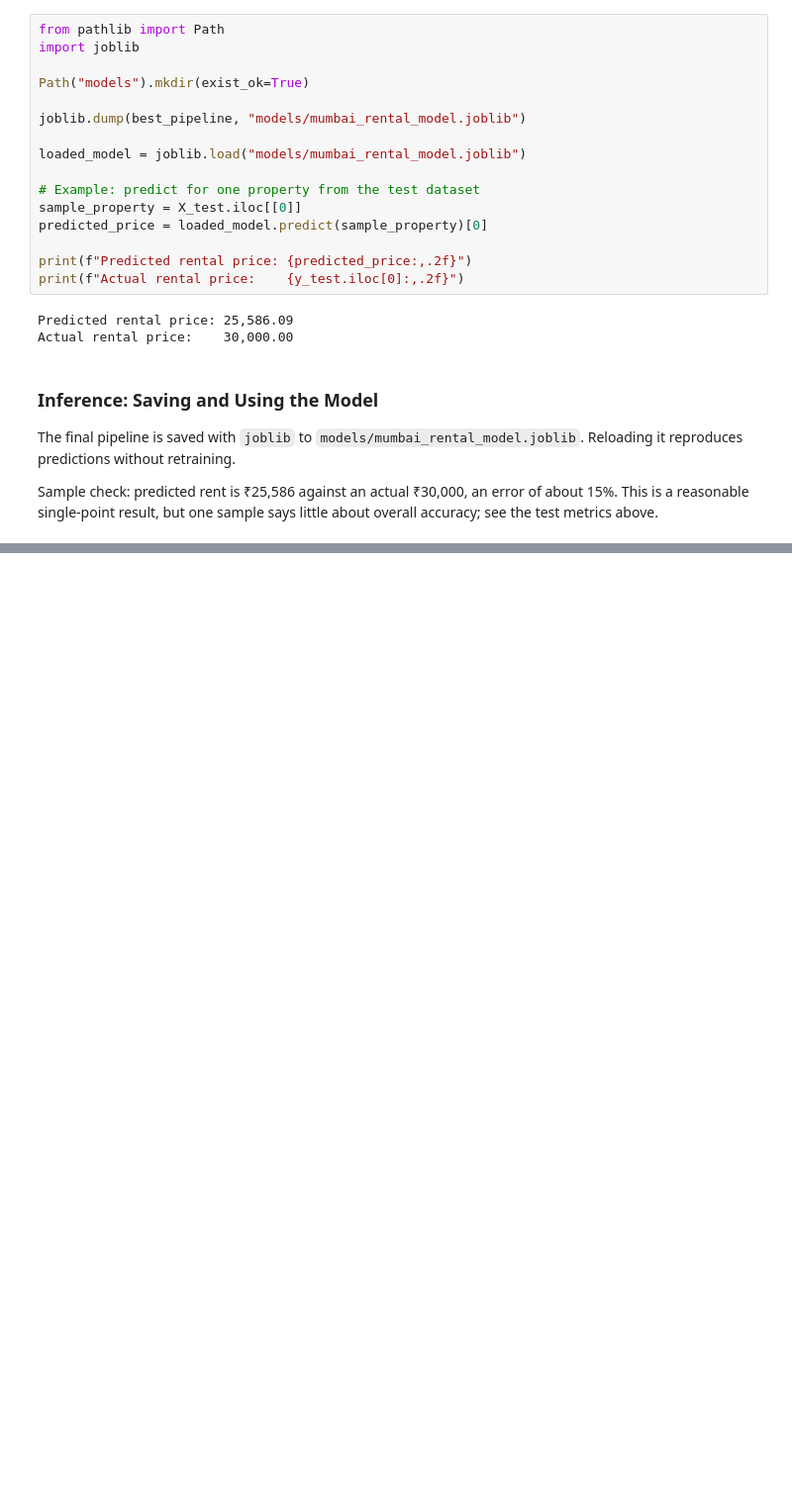
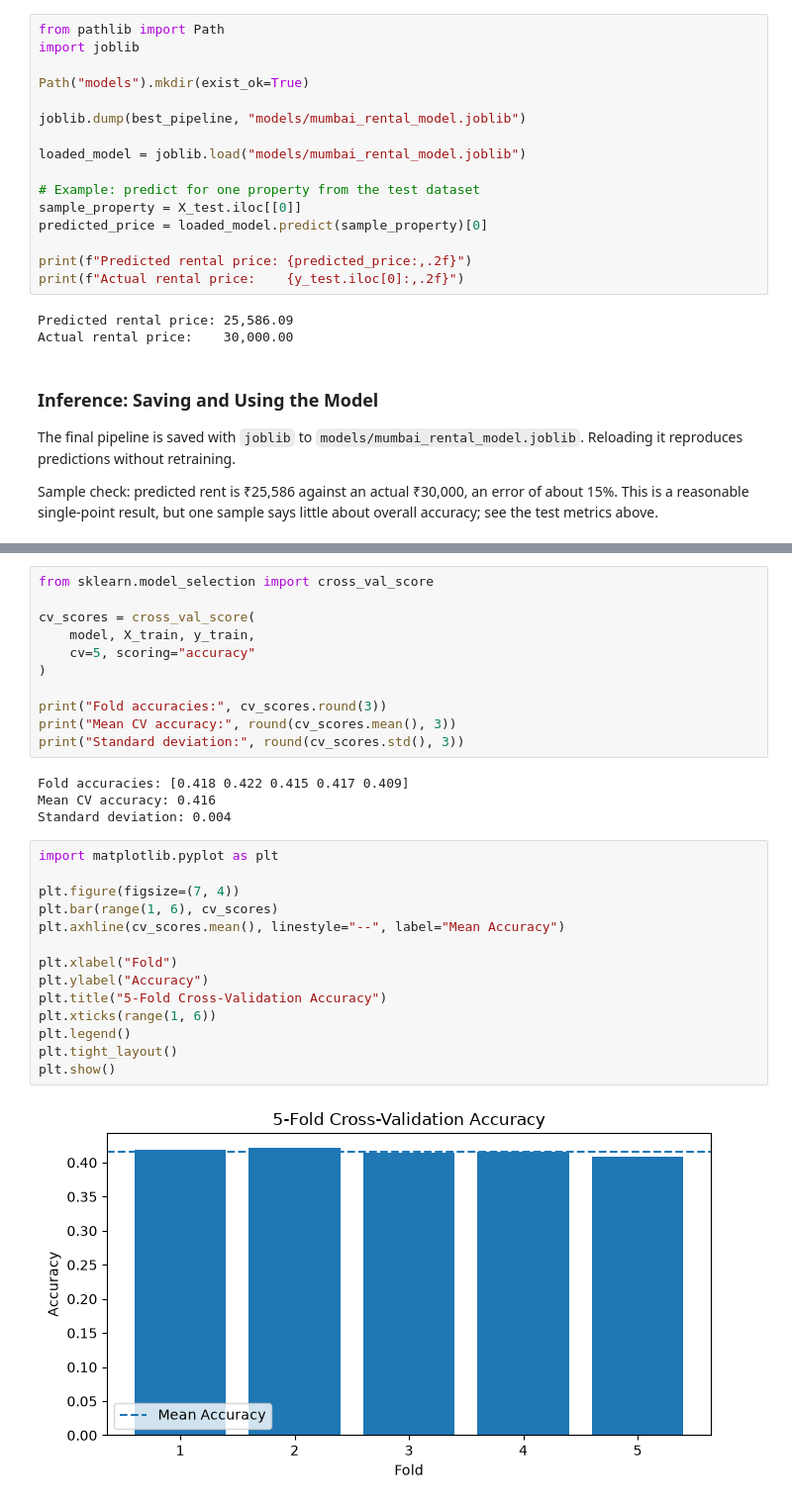
Before and after one commit to iaac-maai/group-3-day2-assignment, a Jupyter notebook: notebooks/supervised_learning.ipynb, the cells around one changed output, grey strips where cells are left out. Shown at 99% size. Saved outputs shown, nothing was run; the diff lists cells and outputs as text; blank space fills up the shorter version.

```diff
--- a/notebooks/supervised_learning.ipynb
+++ b/notebooks/supervised_learning.ipynb
@@ -2219,0 +2466,31 @@ Sample check: predicted rent is ₹25,586 against an actual ₹30,000, an error
+# %%
+from sklearn.model_selection import cross_val_score
+
+cv_scores = cross_val_score(
+    model, X_train, y_train,
+    cv=5, scoring="accuracy"
+)
+
+print("Fold accuracies:", cv_scores.round(3))
+print("Mean CV accuracy:", round(cv_scores.mean(), 3))
+print("Standard deviation:", round(cv_scores.std(), 3))
+# %% [output]
+Fold accuracies: [0.418 0.422 0.415 0.417 0.409]
+Mean CV accuracy: 0.416
+Standard deviation: 0.004
+# %%
+import matplotlib.pyplot as plt
+
+plt.figure(figsize=(7, 4))
+plt.bar(range(1, 6), cv_scores)
+plt.axhline(cv_scores.mean(), linestyle="--", label="Mean Accuracy")
+
+plt.xlabel("Fold")
+plt.ylabel("Accuracy")
+plt.title("5-Fold Cross-Validation Accuracy")
+plt.xticks(range(1, 6))
+plt.legend()
+plt.tight_layout()
+plt.show()
+# %% [output]
+[figure, added]
```
Also changed, not shown: parts of 49 cells of this notebook, 3 other files.
